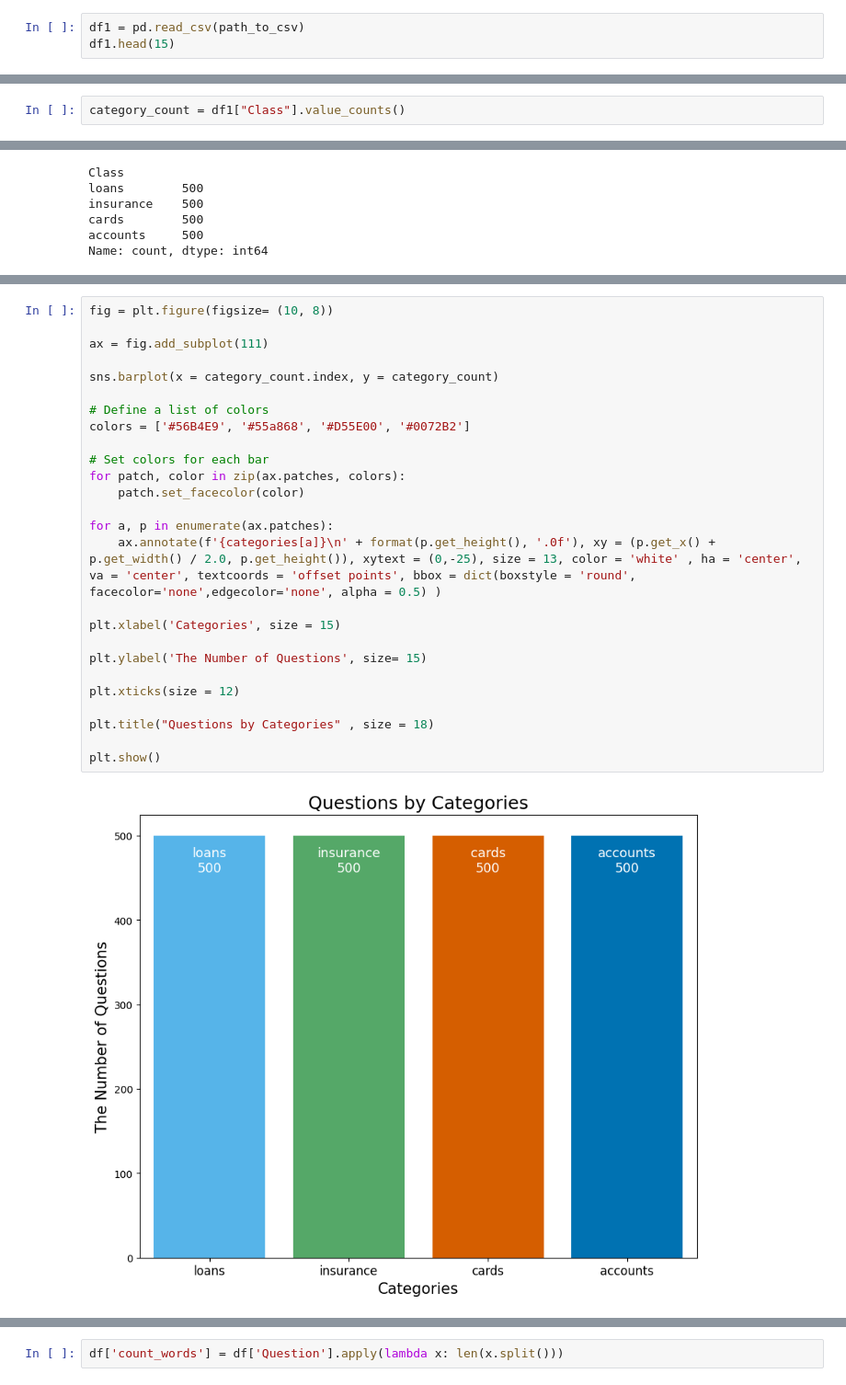
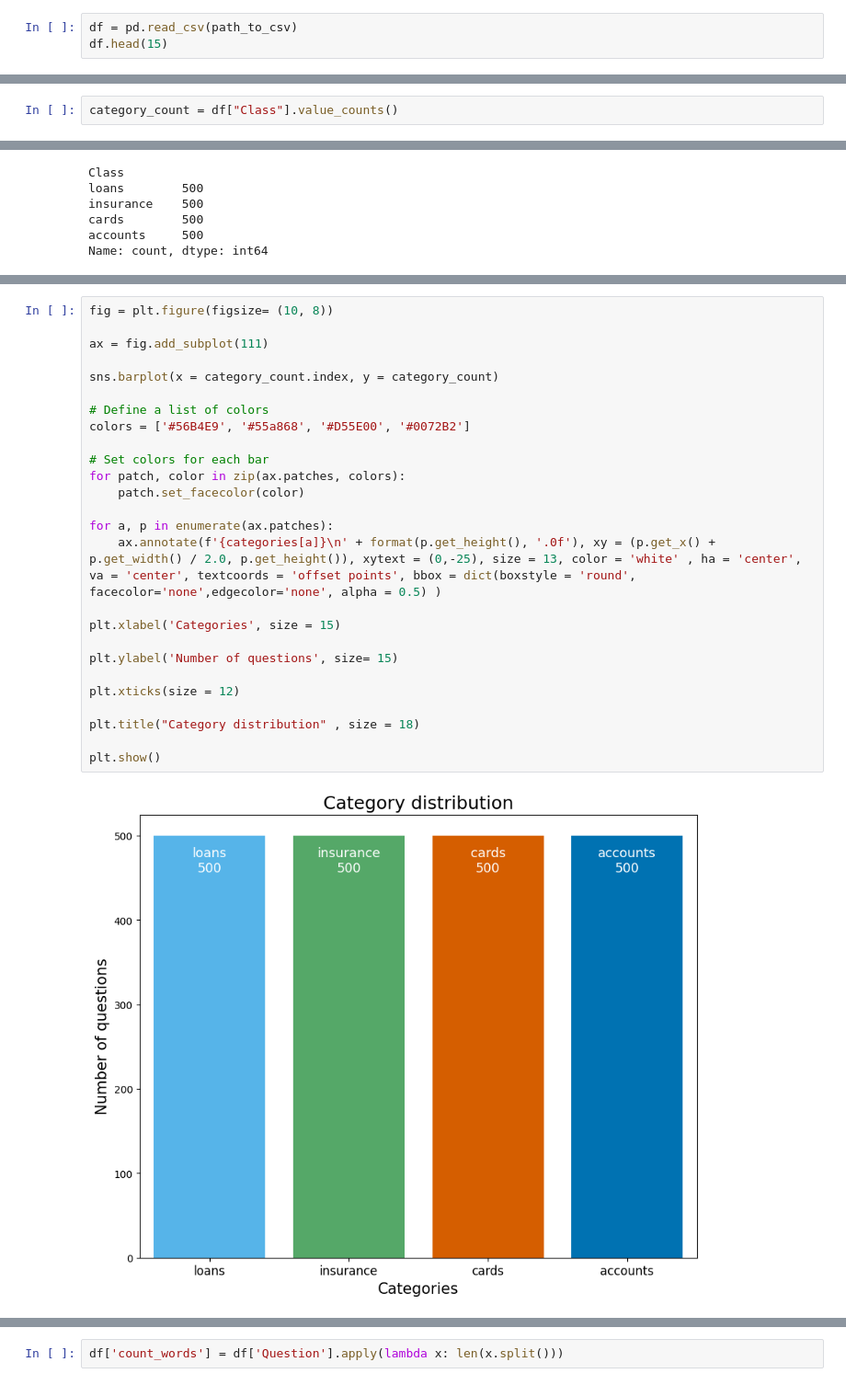
Before and after one commit to commitit/FinalProject, a Jupyter notebook: LLM.ipynb, the cells around one changed output, grey strips where cells are left out. Shown at 92% size. Cells and saved outputs as stored; diff of their text form.

```diff
--- a/LLM.ipynb
+++ b/LLM.ipynb
@@ -51,8 +50,8 @@ Mounted at /content/gdrive
 # %%
 path_to_csv = '/content/gdrive/MyDrive/DATA/BankFAQ.csv'
 # %%
-df1 = pd.read_csv(path_to_csv)
-df1.head(15)
+df = pd.read_csv(path_to_csv)
+df.head(15)
 # %% [output]
 |  | Question | Answer | Class |
 | 0 | Can I use a personal loan to fina... | Yes you can use a personal loan t... | loans |
@@ -79,5 +101,5 @@ df1.shape
 # %%
-category_count = df1["Class"].value_counts()
+category_count = df["Class"].value_counts()
 # %%
 categories = category_count.index
 
@@ -96,28 +124,28 @@ Name: count, dtype: int64
 # %%
 fig = plt.figure(figsize= (10, 8))
 
 ax = fig.add_subplot(111)
 
 sns.barplot(x = category_count.index, y = category_count)
 
 # Define a list of colors
 colors = ['#56B4E9', '#55a868', '#D55E00', '#0072B2']
 
 # Set colors for each bar
 for patch, color in zip(ax.patches, colors):
     patch.set_facecolor(color)
 
 for a, p in enumerate(ax.patches):
     ax.annotate(f'{categories[a]}\n' + format(p.get_height(), '.0f'), xy = (p.get_x() + p.get_width() / 2.0, p.get_height()), xytext = (0,-25), size = 13, color = 'white' , ha = 'center', va = 'center', textcoords = 'offset points', bbox = dict(boxstyle = 'round', facecolor='none',edgecolor='none', alpha = 0.5) )
 
 plt.xlabel('Categories', size = 15)
 
-plt.ylabel('The Number of Questions', size= 15)
+plt.ylabel('Number of questions', size= 15)
 
 plt.xticks(size = 12)
 
-plt.title("Questions by Categories" , size = 18)
+plt.title("Category distribution" , size = 18)
 
 plt.show()
 # %% [output]
-[figure, old version]
+[figure, new version]
```
Also changed, not shown: parts of 63 cells of this notebook.
